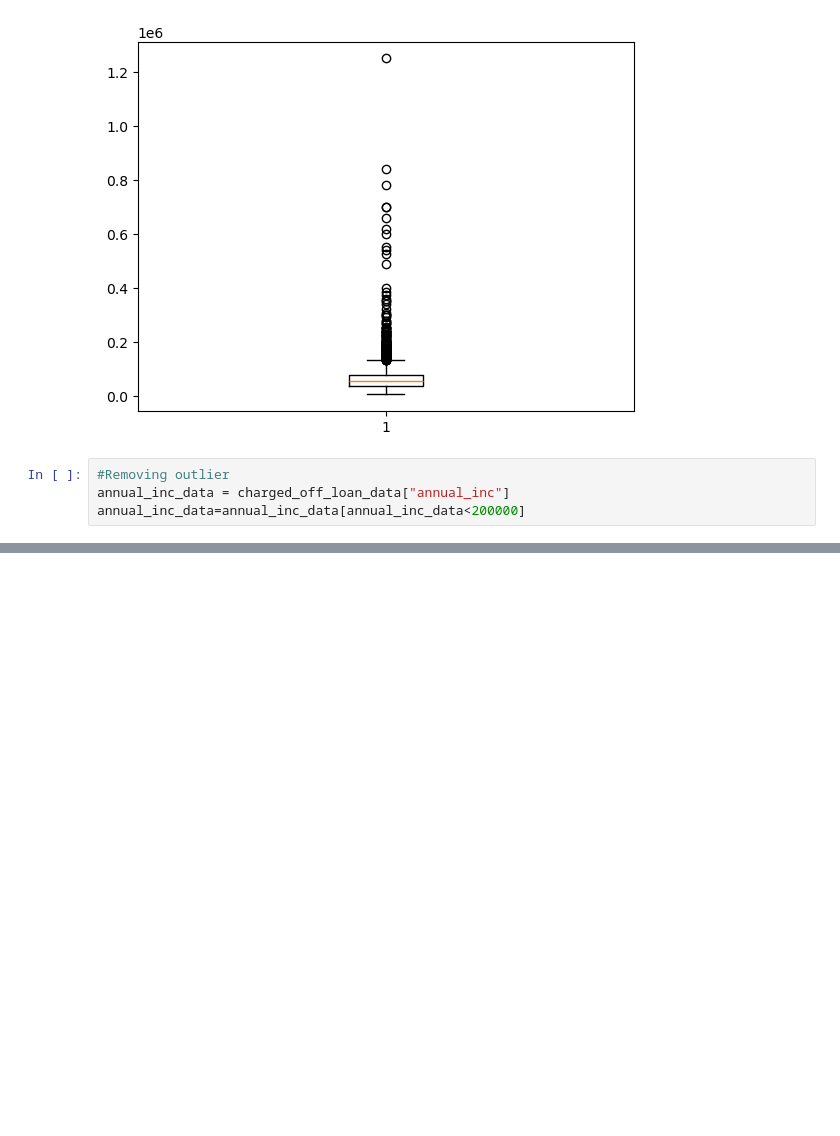
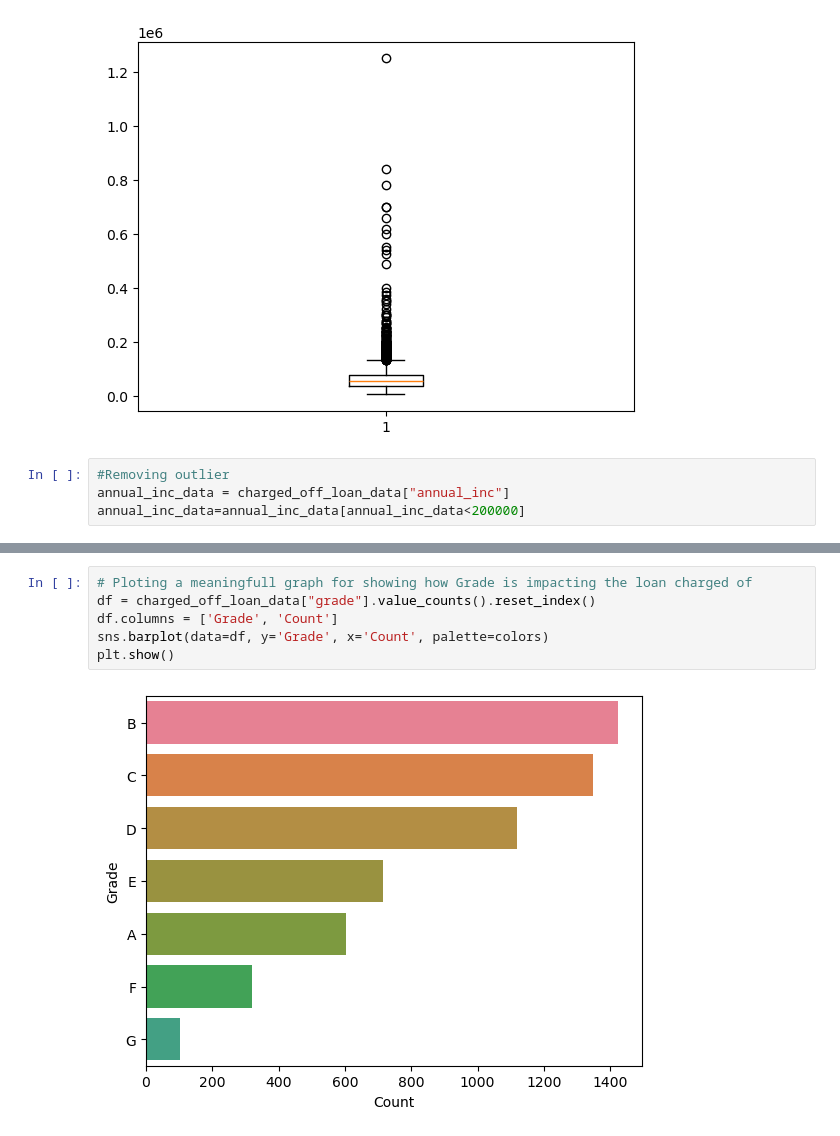
Before and after one commit to anandtv04/lending-case-study, a Jupyter notebook: lending-case-study-ankur_anand.ipynb, the cells around one changed output, grey strips where cells are left out. Saved outputs shown, nothing was run; the diff lists cells and outputs as text; blank space fills up the shorter version.

```diff
--- a/lending-case-study-ankur_anand.ipynb
+++ b/lending-case-study-ankur_anand.ipynb
@@ -306,0 +326,8 @@ plt.show()
+# %%
+# Ploting a meaningfull graph for showing how Grade is impacting the loan charged of
+df = charged_off_loan_data["grade"].value_counts().reset_index()
+df.columns = ['Grade', 'Count']
+sns.barplot(data=df, y='Grade', x='Count', palette=colors)
+plt.show()
+# %% [output]
+[figure, added]
```
Also changed, not shown: parts of 5 cells of this notebook.
